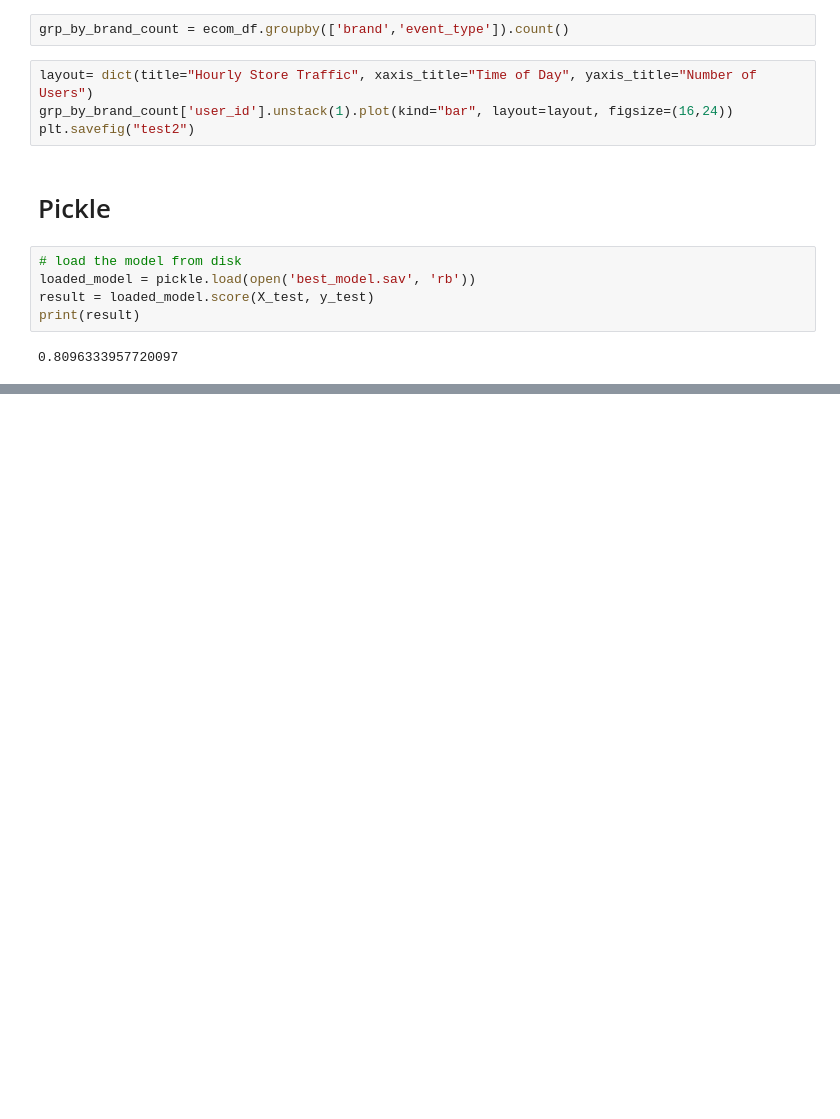
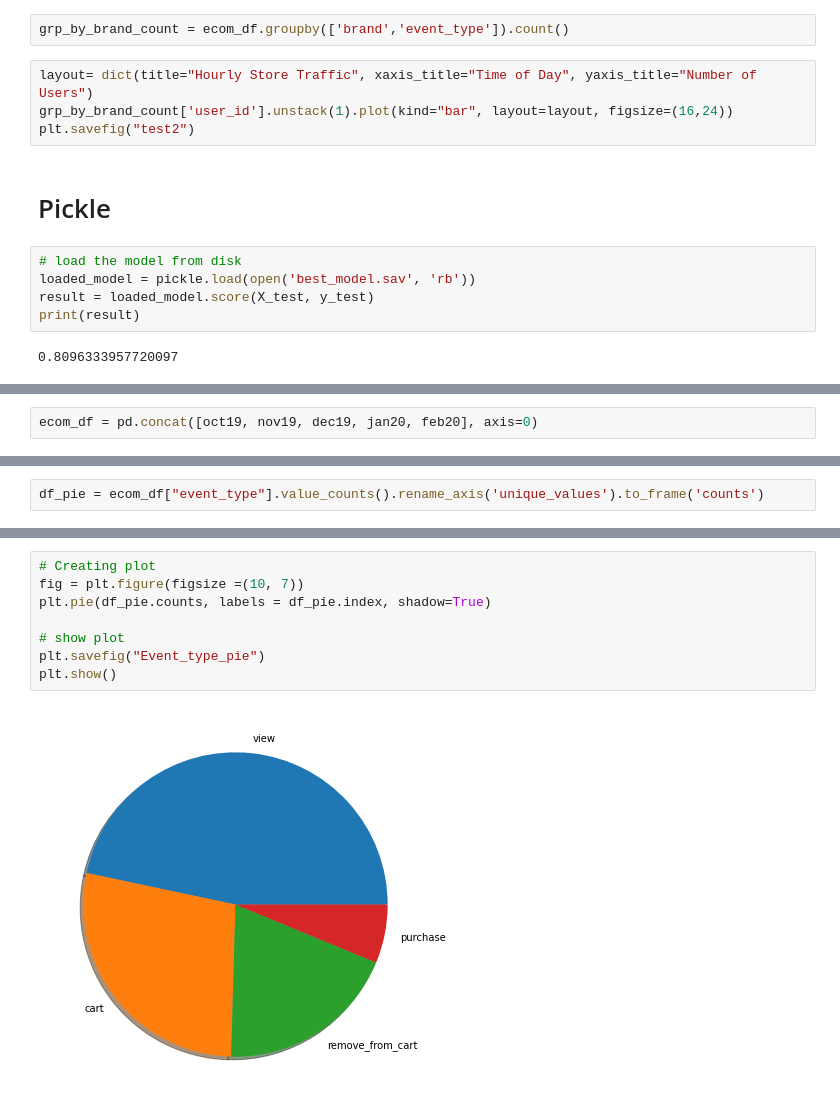
Before and after one commit to Johnny-Foreigner/predicting_purchases, a Jupyter notebook: data_exploration/eda_index.ipynb, the cells around one changed output, grey strips where cells are left out. Saved outputs shown, nothing was run; the diff lists cells and outputs as text; blank space fills up the shorter version.

```diff
--- a/data_exploration/eda_index.ipynb
+++ b/data_exploration/eda_index.ipynb
@@ -872,0 +910,2 @@ print(result)
+# %%
+ecom_df = pd.concat([oct19, nov19, dec19, jan20, feb20], axis=0)
@@ -872,0 +921,2 @@ print(result)
+# %%
+df_pie = ecom_df["event_type"].value_counts().rename_axis('unique_values').to_frame('counts')
@@ -872,0 +932,10 @@ print(result)
+# %%
+# Creating plot
+fig = plt.figure(figsize =(10, 7))
+plt.pie(df_pie.counts, labels = df_pie.index, shadow=True)
+
+# show plot
+plt.savefig("Event_type_pie")
+plt.show()
+# %% [output]
+[figure, added]
```
Also changed, not shown: parts of 8 cells of this notebook, 3 other files.
